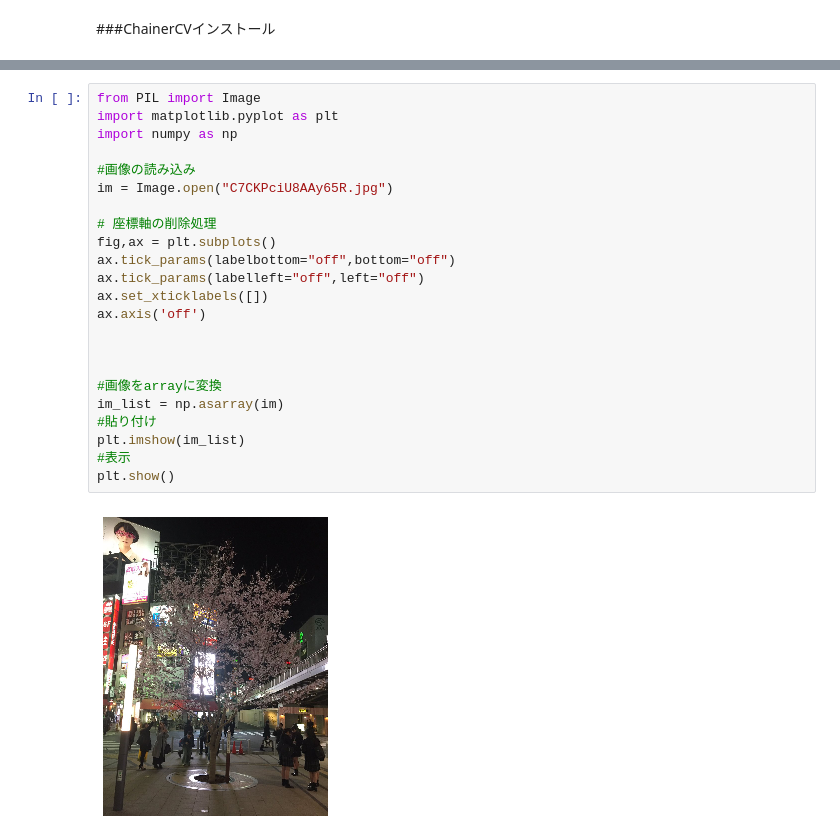
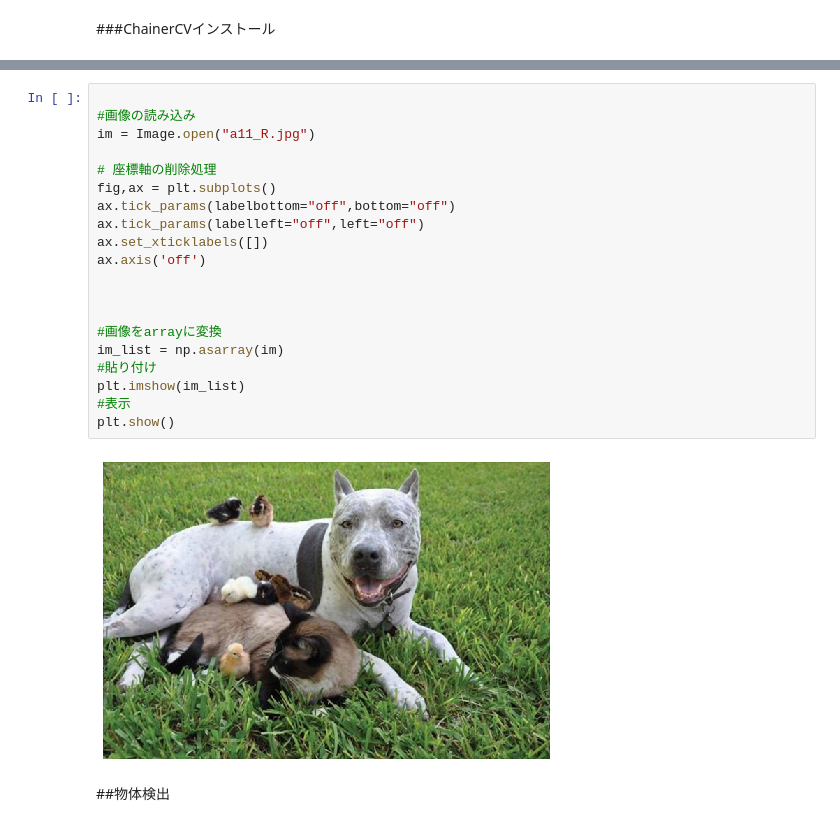
Before and after one commit to junyamahira/YoloPrac, a Jupyter notebook: Yolo.ipynb, the cells around one changed output, grey strips where cells are left out. Drawn from its saved outputs; the diff is of its cells as text.

```diff
--- a/Yolo.ipynb
+++ b/Yolo.ipynb
@@ -60,26 +73,25 @@ C7CKPciU8AAy65R.jpg  sample_data
 # %%
-from PIL import Image
-import matplotlib.pyplot as plt
-import numpy as np
 
 #画像の読み込み
-im = Image.open("C7CKPciU8AAy65R.jpg")
+im = Image.open("a11_R.jpg")
 
 # 座標軸の削除処理
 fig,ax = plt.subplots()
 ax.tick_params(labelbottom="off",bottom="off")
 ax.tick_params(labelleft="off",left="off")
 ax.set_xticklabels([])
 ax.axis('off')
 
 
 
 #画像をarrayに変換
 im_list = np.asarray(im)
 #貼り付け
 plt.imshow(im_list)
 #表示
 plt.show()
 # %% [output]
-[figure, old version]
+[figure, new version]
+# %% [markdown]
+##物体検出
 # %%
```
Also changed, not shown: parts of 10 cells of this notebook.
